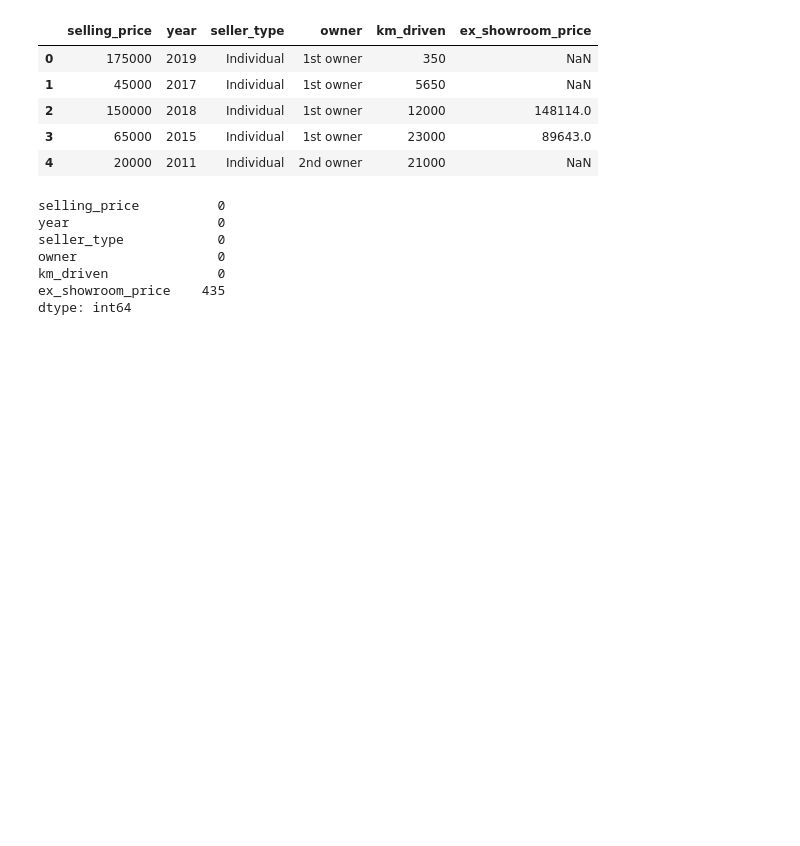
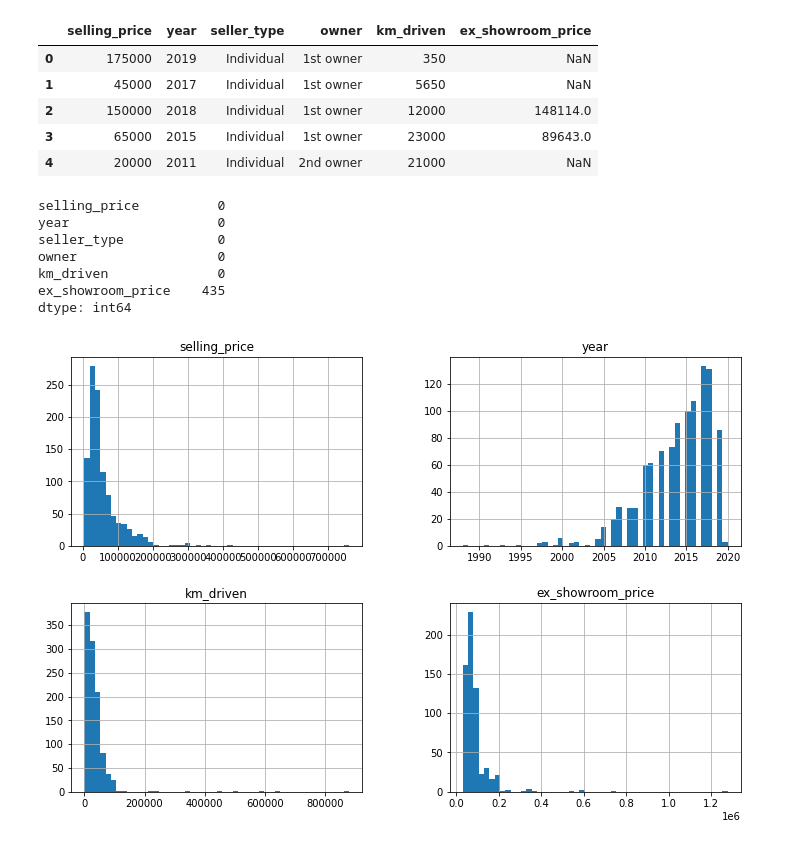
Before and after one commit to monisakhtar/CarPrice, a Jupyter notebook: Motorcycle.ipynb, the cells around one changed output. Drawn from its saved outputs; the diff is of its cells as text; code cells hidden in the pictures; blank space fills up the shorter version.

```diff
--- a/Motorcycle.ipynb
+++ b/Motorcycle.ipynb
@@ -102,3 +93,8 @@ owner                  0
 km_driven              0
 ex_showroom_price    435
 dtype: int64
+# %%
+data.hist(bins=50, figsize=(12, 8))
+plt.show()
+# %% [output]
+[figure, added]
```
Also changed, not shown: parts of 1 cell of this notebook.
